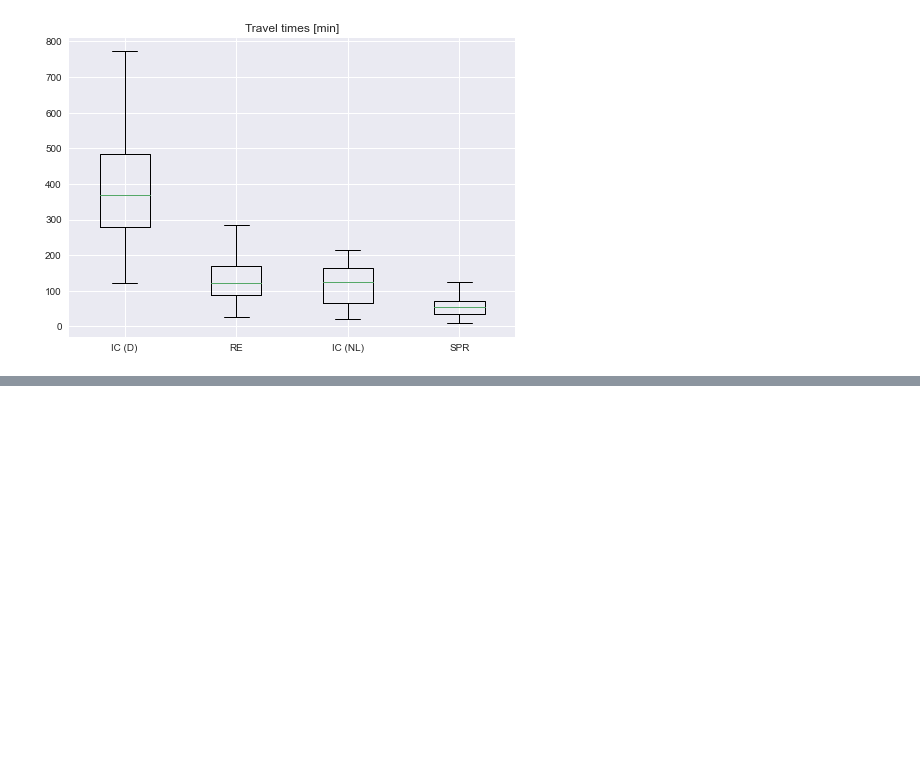
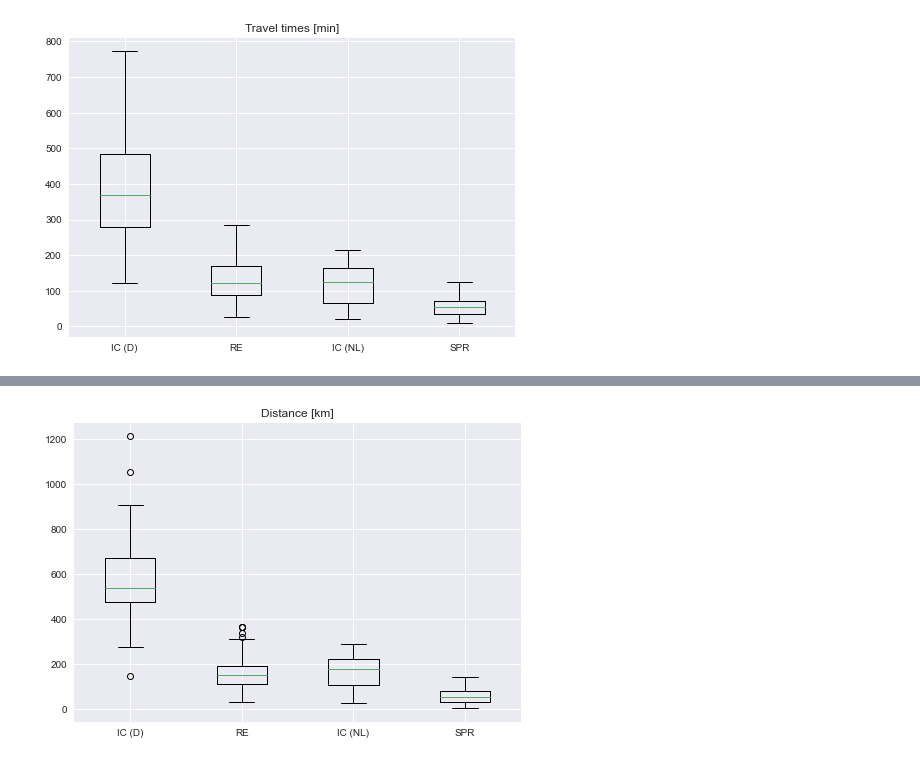
Before and after one commit to leonwatt/re-vs-spr, a Jupyter notebook: analysis.ipynb, the cells around one changed output, grey strips where cells are left out. Saved outputs shown, nothing was run; the diff lists cells and outputs as text; code cells hidden in the pictures; blank space fills up the shorter version.

```diff
--- a/analysis.ipynb
+++ b/analysis.ipynb
@@ -104,0 +185,4 @@ plot.box_plot([german_ic, german_re, dutch_ic, dutch_re], x="total_time", title=
+# %%
+plot.box_plot([german_ic, german_re, dutch_ic, dutch_re], x="total_dist", title="Distance [km]", x_tick_labels=["IC (D)", "RE", "IC (NL)", "SPR"], save_to="img/dist_categs.png")
+# %% [output]
+[figure, added]
```
Also changed, not shown: parts of 19 cells of this notebook, 9 other files.
